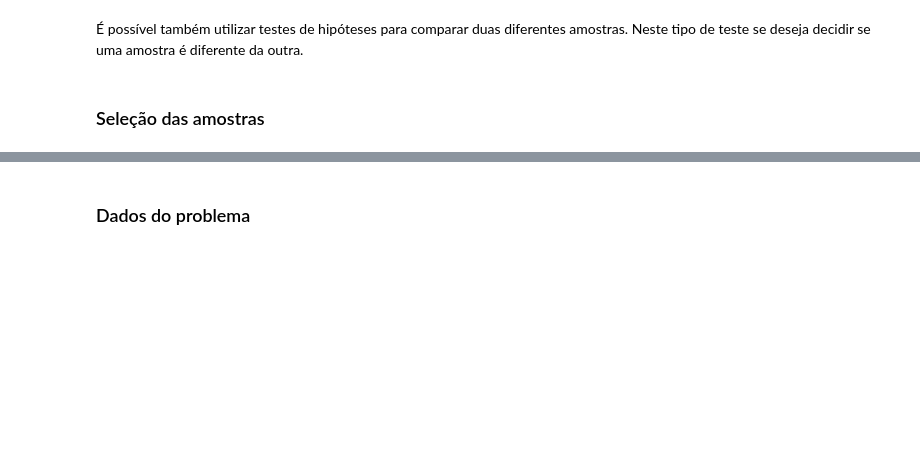
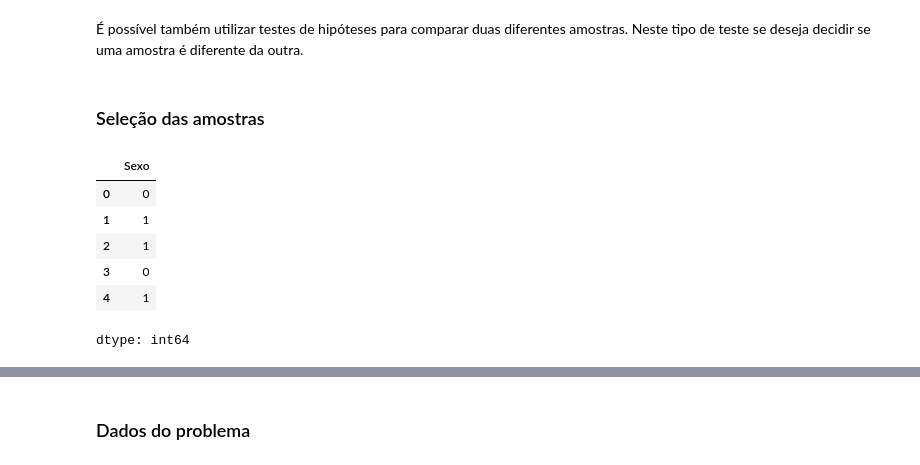
Before and after one commit to julio-monzem/python-estatistica, a Jupyter notebook: python_estatistica_03_hipoteses.ipynb, the cells around one changed output, grey strips where cells are left out. Saved outputs shown, nothing was run; the diff lists cells and outputs as text; code cells hidden in the pictures; blank space fills up the shorter version.

```diff
--- a/python_estatistica_03_hipoteses.ipynb
+++ b/python_estatistica_03_hipoteses.ipynb
@@ -548,3 +771,13 @@ Duas amostras aleatórias, uma de **500 homens** e outra com **500 mulheres**, f
 É possível também utilizar testes de hipóteses para comparar duas diferentes amostras. Neste tipo de teste se deseja decidir se uma amostra é diferente da outra.
 # %% [markdown]
 ### Seleção das amostras
+# %%
+dados['Sexo'].head()
+# %% [output]
+|  | Sexo |
+| 0 | 0 |
+| 1 | 1 |
+| 2 | 1 |
+| 3 | 0 |
+| 4 | 1 |
+dtype: int64
```
Also changed, not shown: parts of 36 cells of this notebook.
